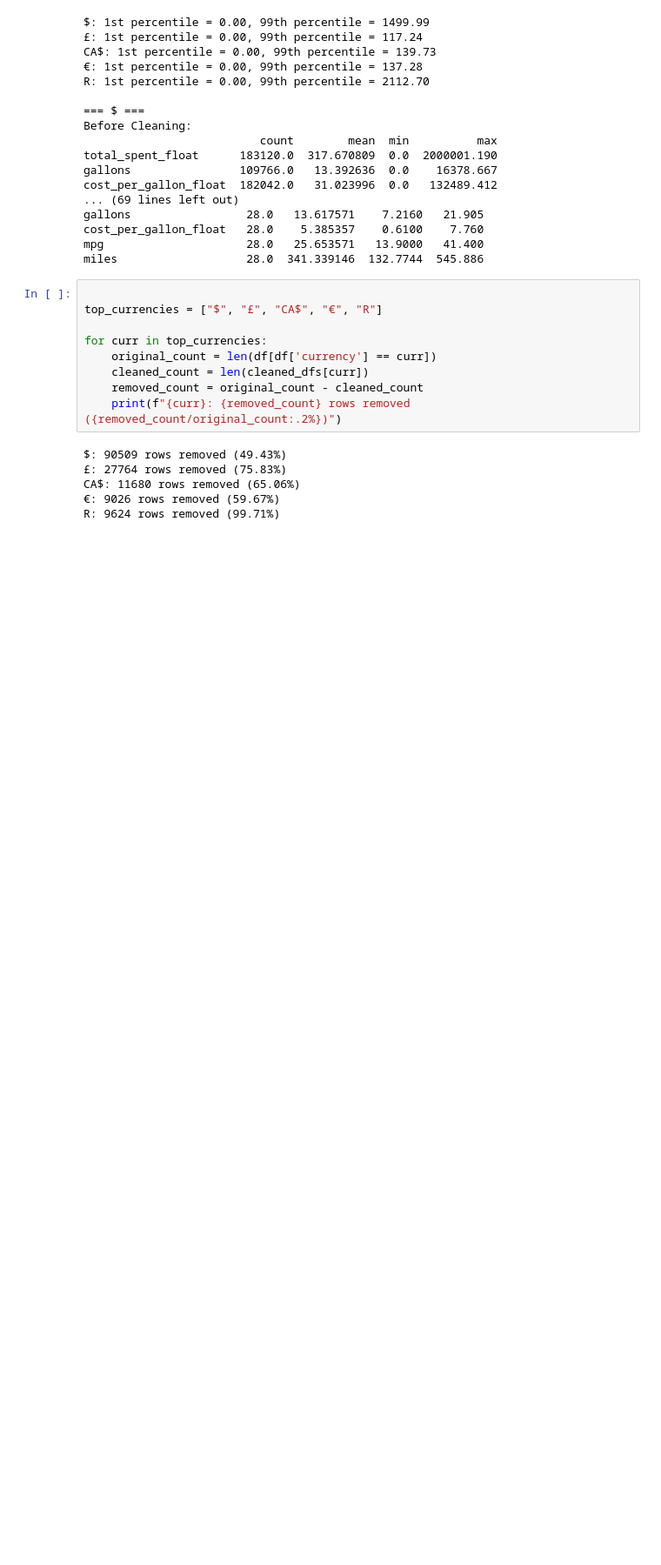
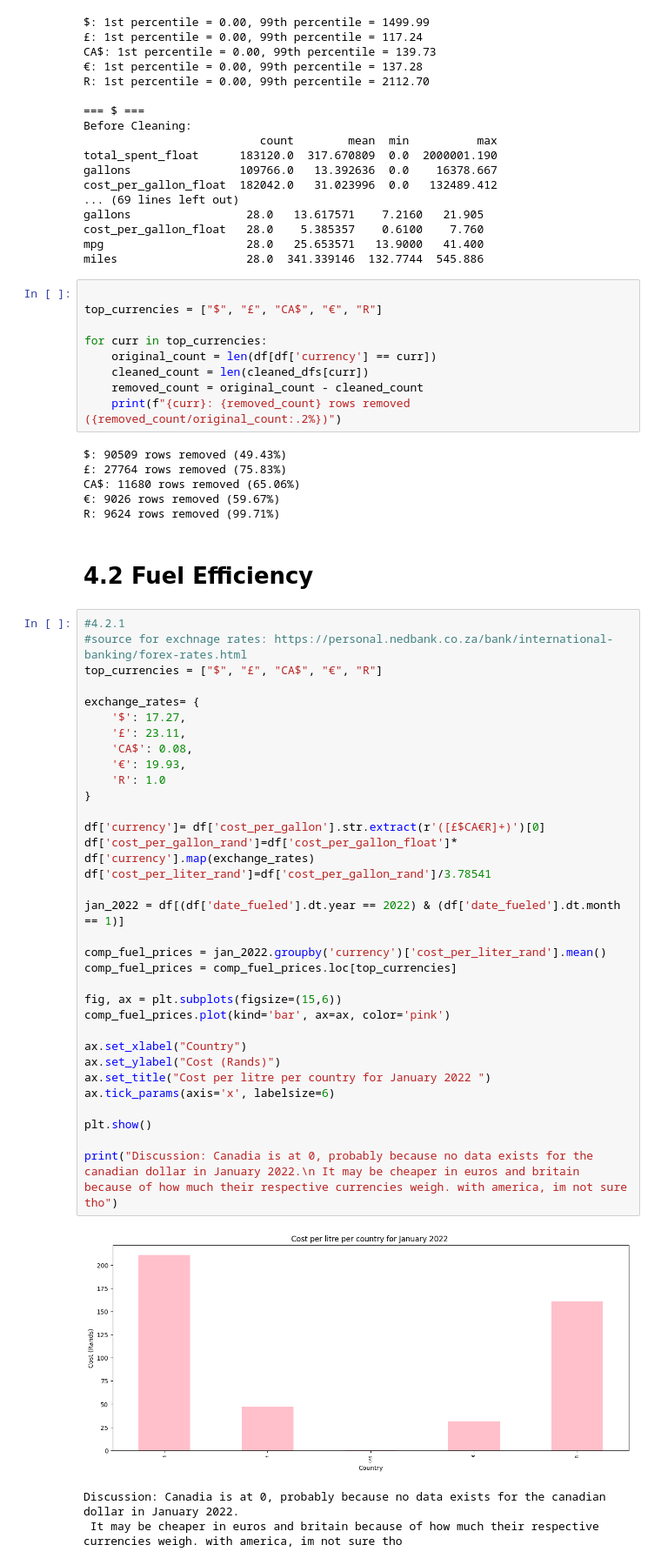
Before and after one commit to IDVE-PROJECT-01/Assignment-1, a Jupyter notebook: notebook.ipynb, the cells around one changed output. Shown at 87% size. Drawn from its saved outputs; the diff is of its cells as text; blank space fills up the shorter version.

```diff
--- a/notebook.ipynb
+++ b/notebook.ipynb
@@ -462,3 +460,42 @@ $: 90509 rows removed (49.43%)
 CA$: 11680 rows removed (65.06%)
 €: 9026 rows removed (59.67%)
 R: 9624 rows removed (99.71%)
+# %% [markdown]
+# 4.2 Fuel Efficiency
+# %%
+#4.2.1
+#source for exchnage rates: https://personal.nedbank.co.za/bank/international-banking/forex-rates.html
+top_currencies = ["$", "£", "CA$", "€", "R"]
+
+exchange_rates= {
+    '$': 17.27,
+    '£': 23.11,
+    'CA$': 0.08,
+    '€': 19.93,
+    'R': 1.0
+}
+
+df['currency']= df['cost_per_gallon'].str.extract(r'([£$CA€R]+)')[0]
+df['cost_per_gallon_rand']=df['cost_per_gallon_float']* df['currency'].map(exchange_rates)
+df['cost_per_liter_rand']=df['cost_per_gallon_rand']/3.78541
+
+jan_2022 = df[(df['date_fueled'].dt.year == 2022) & (df['date_fueled'].dt.month == 1)]
+
+comp_fuel_prices = jan_2022.groupby('currency')['cost_per_liter_rand'].mean()
+comp_fuel_prices = comp_fuel_prices.loc[top_currencies]
+
+fig, ax = plt.subplots(figsize=(15,6))
+comp_fuel_prices.plot(kind='bar', ax=ax, color='pink')
+
+ax.set_xlabel("Country")
+ax.set_ylabel("Cost (Rands)")
+ax.set_title("Cost per litre per country for January 2022 ")
+ax.tick_params(axis='x', labelsize=6)
+
+plt.show()
+
+print("Discussion: Canadia is at 0, probably because no data exists for the canadian dollar in January 2022.\n It may be cheaper in euros and britain because of how much their respective currencies weigh. with america, im not sure tho")
+# %% [output]
+[figure, added]
+Discussion: Canadia is at 0, probably because no data exists for the canadian dollar in January 2022.
+ It may be cheaper in euros and britain because of how much their respective currencies weigh. with america, im not sure tho
```
Also changed, not shown: parts of 11 cells of this notebook.
